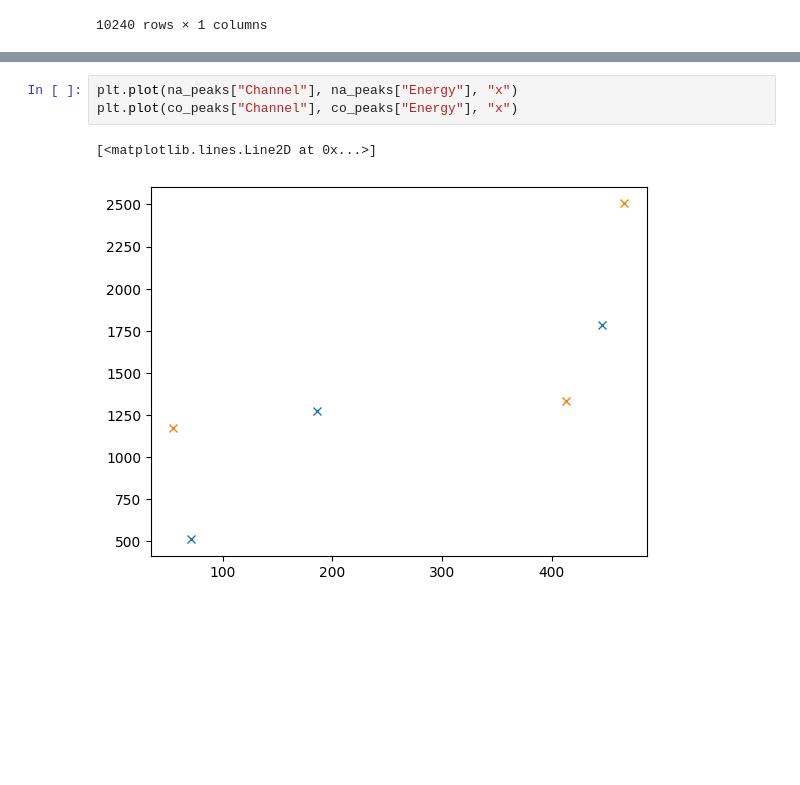
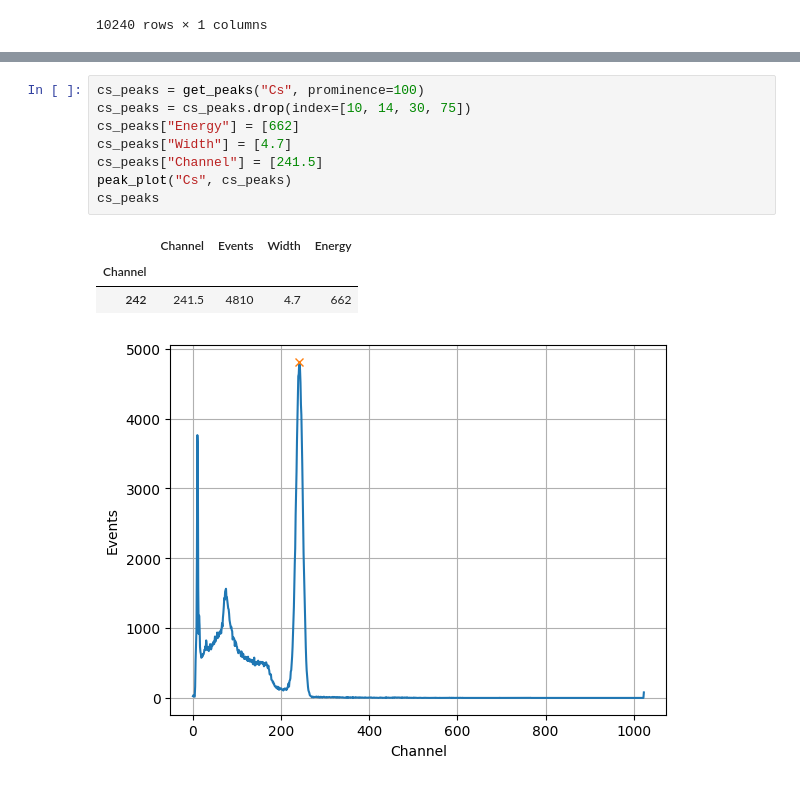
Before and after one commit to RombusBombus/AP3, a Jupyter notebook: RAD/RAD.ipynb, the cells around one changed output, grey strips where cells are left out. Drawn from its saved outputs; the diff is of its cells as text; blank space fills up the shorter version.

```diff
--- a/RAD/RAD.ipynb
+++ b/RAD/RAD.ipynb
@@ -129,6 +114,13 @@ peak_plot("Co", co_peaks)
-# %%
-plt.plot(na_peaks["Channel"], na_peaks["Energy"], "x")
-plt.plot(co_peaks["Channel"], co_peaks["Energy"], "x")
-# %% [output]
-[<matplotlib.lines.Line2D at 0x...>]
-[figure, removed]
+# %%
+cs_peaks = get_peaks("Cs", prominence=100)
+cs_peaks = cs_peaks.drop(index=[10, 14, 30, 75])
+cs_peaks["Energy"] = [662]
+cs_peaks["Width"] = [4.7]
+cs_peaks["Channel"] = [241.5]
+peak_plot("Cs", cs_peaks)
+cs_peaks
+# %% [output]
+|  | Channel | Events | Width | Energy |
+| Channel |  |  |  |  |
+| 242 | 241.5 | 4810 | 4.7 | 662 |
+[figure, added]
```
Also changed, not shown: parts of 10 cells of this notebook.
